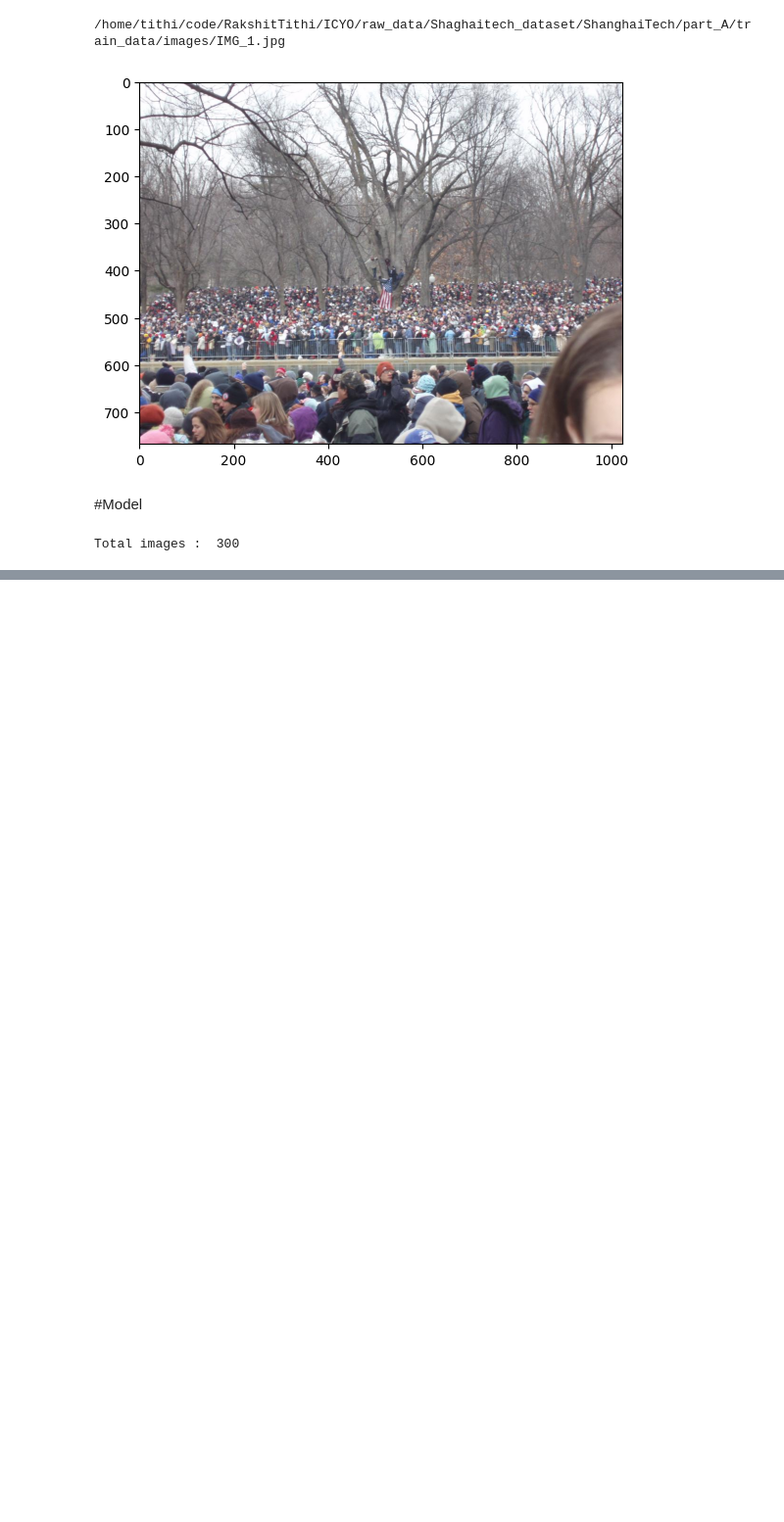
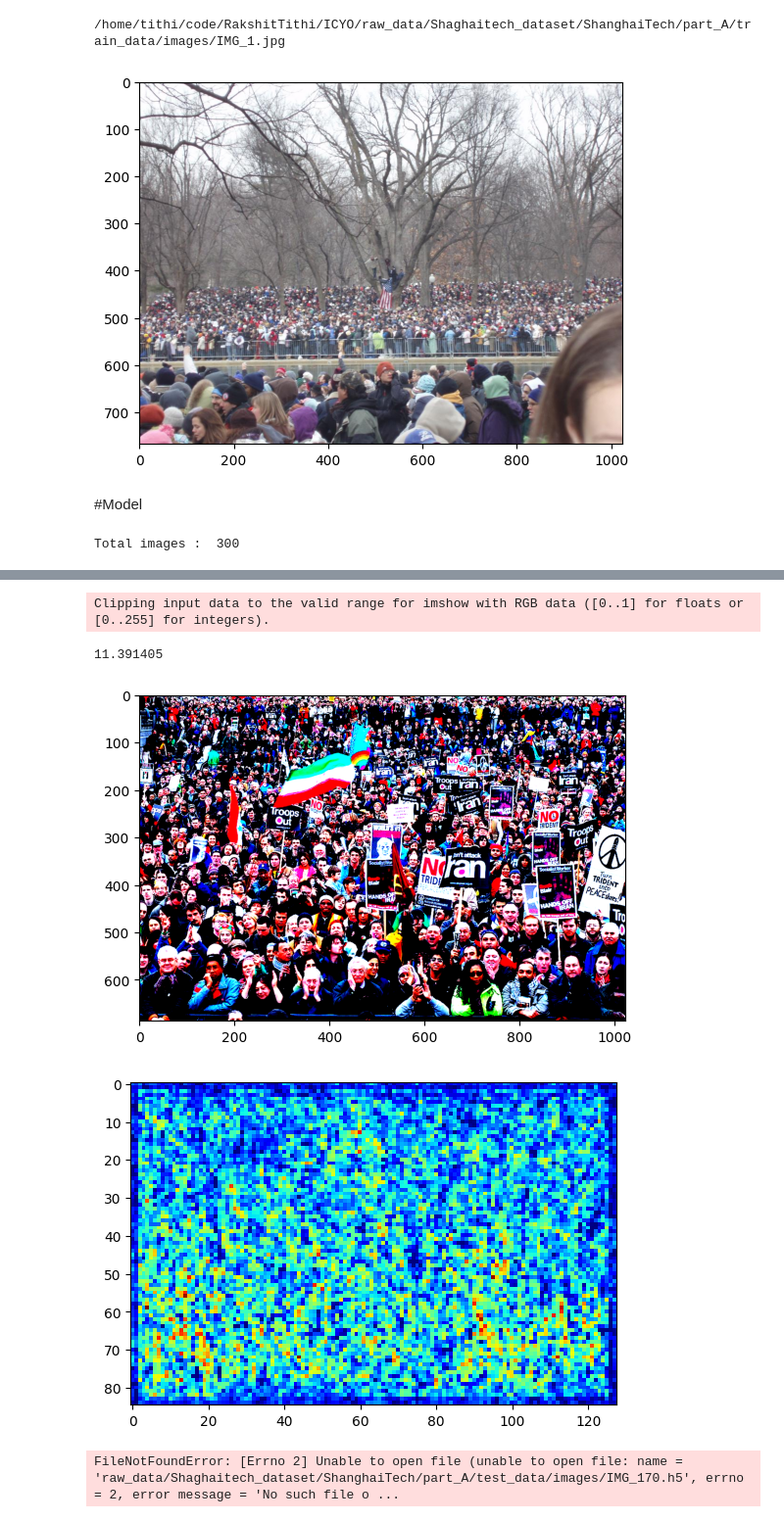
Before and after one commit to RakshitTithi/Camie, a Jupyter notebook: make_dataset-Copy1.ipynb, the cells around one changed output, grey strips where cells are left out. Shown at 98% size. Cells and saved outputs as stored; diff of their text form; code cells hidden in the pictures; blank space fills up the shorter version.

Commit message:
Managed to run make so so predictions

```diff
--- a/make_dataset-Copy1.ipynb
+++ b/make_dataset-Copy1.ipynb
@@ -449,0 +408,2 @@ ValueError: Failed to find data adapter that can handle input: <class 'PIL.JpegI
+# %%
+model.fit(train_gen,epochs=1,steps_per_epoch= 700 , verbose=1)
@@ -449,0 +414,34 @@ ValueError: Failed to find data adapter that can handle input: <class 'PIL.JpegI
+# %%
+def load_model():
+    # Function to load and return neural network model
+    json_file = open('models/Model.json', 'r')
+    loaded_model_json = json_file.read()
+    json_file.close()
+    loaded_model = model_from_json(loaded_model_json)
+    loaded_model.load_weights("weights/model_A_weights.h5")
+    return loaded_model
+
+def create_img(path):
+    #Function to load,normalize and return image
+    print(path)
+    im = Image.open(path).convert('RGB')
+
+    im = np.array(im)
+
+    im = im/255.0
+
+    im[:,:,0]=(im[:,:,0]-0.485)/0.229
+    im[:,:,1]=(im[:,:,1]-0.456)/0.224
+    im[:,:,2]=(im[:,:,2]-0.406)/0.225
+
+
+    im = np.expand_dims(im,axis  = 0)
+    return im
+# %%
+def predict(path):
+    #Function to load image,predict heat map, generate count and return (count , image , heat map)
+    model = load_model()
+    image = create_img(path)
+    ans = model.predict(image)
+    count = np.sum(ans)
+    return count,image,ans
@@ -449,0 +452,2 @@ ValueError: Failed to find data adapter that can handle input: <class 'PIL.JpegI
+# %%
+ans,img,hmap = predict('raw_data/Shaghaitech_dataset/ShanghaiTech/part_A/test_data/images/IMG_170.jpg')
@@ -449,0 +460,19 @@ ValueError: Failed to find data adapter that can handle input: <class 'PIL.JpegI
+# %%
+print(ans)
+#Print count, image, heat map
+plt.imshow(img.reshape(img.shape[1],img.shape[2],img.shape[3]))
+plt.show()
+plt.imshow(hmap.reshape(hmap.shape[1],hmap.shape[2]) , cmap = c.jet )
+plt.show()
+# %% [output]
+Clipping input data to the valid range for imshow with RGB data ([0..1] for floats or [0..255] for integers).
+11.391405
+[figure, added]
+[figure, added]
+# %%
+temp = h5py.File('raw_data/Shaghaitech_dataset/ShanghaiTech/part_A/test_data/images/IMG_170.h5' , 'r')
+temp_1 = np.asarray(temp['density'])
+#plt.imshow(temp_1,cmap = c.jet)
+print("Original Count : ",int(np.sum(temp_1)) + 1)
+# %% [output]
+FileNotFoundError: [Errno 2] Unable to open file (unable to open file: name = 'raw_data/Shaghaitech_dataset/ShanghaiTech/part_A/test_data/images/IMG_170.h5', errno = 2, error message = 'No such file o ...
```
Also changed, not shown: parts of 13 cells of this notebook.
